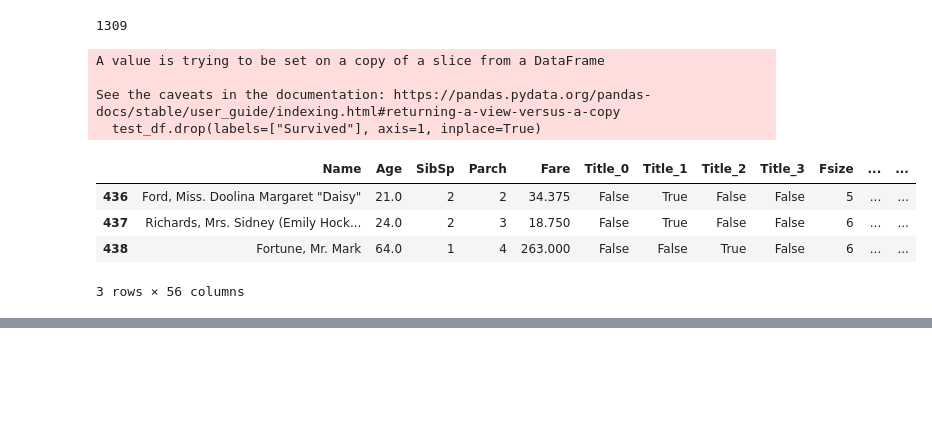
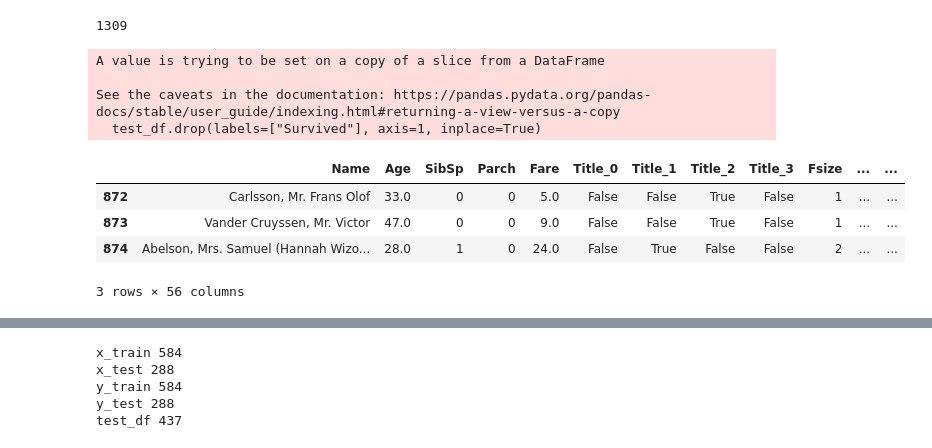
Before and after one commit to MertHasanAslan/titanic_ml, a Jupyter notebook: src/titanic_ml.ipynb, the cells around one changed output, grey strips where cells are left out. Cells and saved outputs as stored; diff of their text form; code cells hidden in the pictures; blank space fills up the shorter version.

Commit message:
creating x_train, x_test, y_train, y_test for machine learning

```diff
--- a/src/titanic_ml.ipynb
+++ b/src/titanic_ml.ipynb
@@ -916,18 +916,18 @@ len(full_df)
 # %% [output]
 1309
 # %%
-test_df = full_df[int(1308/3):]
+test_df = full_df[int(1308*2/3):]
 test_df.drop(labels=["Survived"], axis=1, inplace=True)
 test_df.head(3)
 # %% [output]
 A value is trying to be set on a copy of a slice from a DataFrame
 
 See the caveats in the documentation: https://pandas.pydata.org/pandas-docs/stable/user_guide/indexing.html#returning-a-view-versus-a-copy
   test_df.drop(labels=["Survived"], axis=1, inplace=True)
 |  | Name | Age | SibSp | Parch | Fare | Title_0 | Title_1 | Title_2 | Title_3 | Fsize | ... | ... |
-| 436 | Ford, Miss. Doolina Margaret "Daisy" | 21.0 | 2 | 2 | 34.375 | False | True | False | False | 5 | ... | ... |
-| 437 | Richards, Mrs. Sidney (Emily Hock... | 24.0 | 2 | 3 | 18.750 | False | True | False | False | 6 | ... | ... |
-| 438 | Fortune, Mr. Mark | 64.0 | 1 | 4 | 263.000 | False | False | True | False | 6 | ... | ... |
+| 872 | Carlsson, Mr. Frans Olof | 33.0 | 0 | 0 | 5.0 | False | False | True | False | 1 | ... | ... |
+| 873 | Vander Cruyssen, Mr. Victor | 47.0 | 0 | 0 | 9.0 | False | False | True | False | 1 | ... | ... |
+| 874 | Abelson, Mrs. Samuel (Hannah Wizo... | 28.0 | 1 | 0 | 24.0 | False | True | False | False | 2 | ... | ... |
 3 rows × 56 columns
 # %%
 train_df = full_df[:int(1308/3*2)]
@@ -941,3 +941,15 @@ train_df.tail(3)
 # %%
 x_train = train_df.drop(labels= ["Survived"], axis=1)
 y_train = train_df["Survived"]
+x_train, x_test, y_train, y_test = train_test_split(x_train, y_train, test_size=0.33, random_state=42)
+print("x_train", len(x_train))
+print("x_test", len(x_test))
+print("y_train", len(y_train))
+print("y_test", len(y_test))
+print("test_df", len(test_df))
+# %% [output]
+x_train 584
+x_test 288
+y_train 584
+y_test 288
+test_df 437
```
Also changed, not shown: parts of 3 cells of this notebook.
